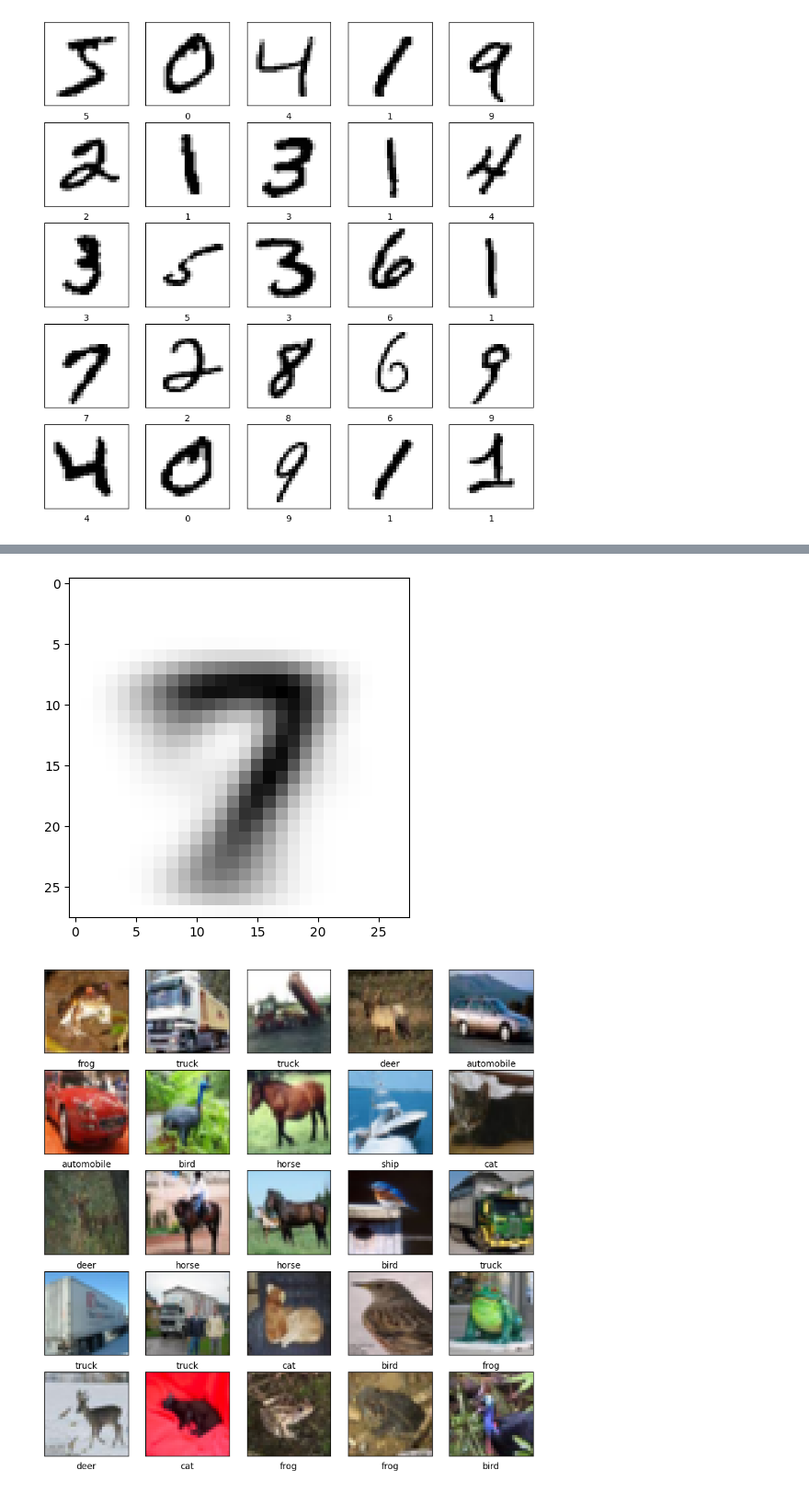
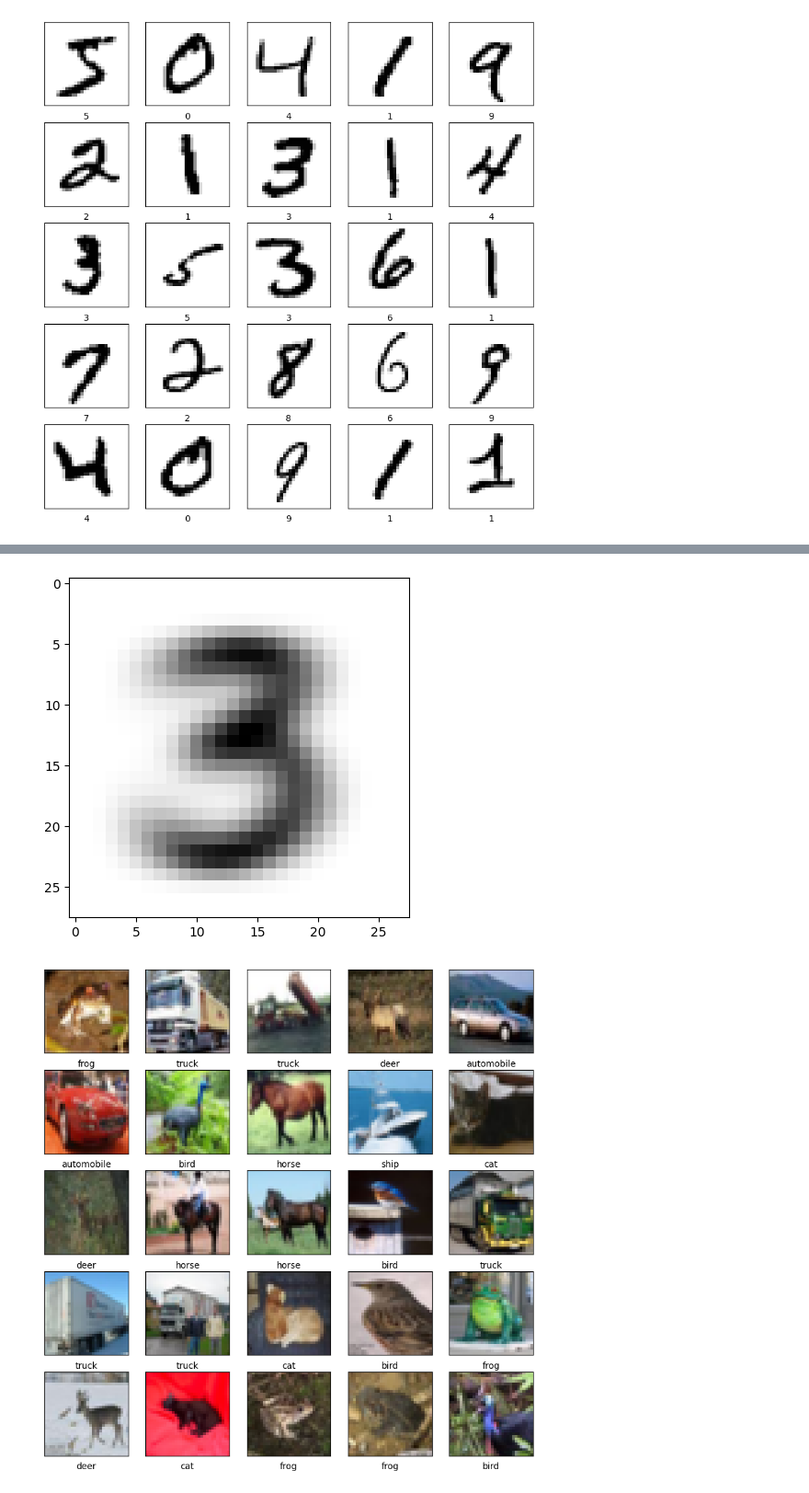
Before and after one commit to HoolyDuck/ml-labs, a Jupyter notebook: (03.04.2023) LAB-5/main.ipynb, the cells around one changed output, grey strips where cells are left out. Shown at 92% size. Saved outputs shown, nothing was run; the diff lists cells and outputs as text; code cells hidden in the pictures.

```diff
--- a/(03.04.2023) LAB-5/main.ipynb
+++ b/(03.04.2023) LAB-5/main.ipynb
@@ -41,3 +28,24 @@ network.compile(optimizer='rmsprop',
+# %%
+from keras import models
+from keras import layers
+
+model = models.Sequential()
+model.add(layers.Conv2D(28, (3, 3), activation='relu', input_shape=(28, 28, 1)))
+model.add(layers.MaxPooling2D((2, 2)))
+model.add(layers.Conv2D(56, (3, 3), activation='relu'))
+model.add(layers.MaxPooling2D((2, 2)))
+model.add(layers.Conv2D(56, (3, 3), activation='relu'))
+
+model.add(layers.Flatten())
+model.add(layers.Dense(56, activation='relu'))
+model.add(layers.Dense(10))
+# %%
+import tensorflow as tf
+
+model.compile(optimizer='adam',
+                loss=tf.keras.losses.SparseCategoricalCrossentropy(from_logits=True),
+                metrics=['accuracy'])
 # %%
-network.fit(train_images, train_labels, epochs=6, batch_size=128)
+model.fit(train_images, train_labels, epochs=10,
+                    validation_data=(test_images, test_labels))
 # %% [output]
@@ -110,14 +121,14 @@ Answer: 7
 # %%
 train_images_new = train_images.reshape((60000, 28, 28))
 
-train_images_new = train_images_new[train_labels[:, 7] == 1].sum(axis=0)
+train_images_new = train_images_new[train_labels[:, 3] == 1].sum(axis=0)
 
 train_images_new = train_images_new / train_images_new.sum()
 
 plt.imshow(train_images_new, cmap=plt.cm.binary)
 plt.show()
 # %% [output]
-[figure, old version]
+[figure, new version]
 # %%
 from keras.datasets import cifar10
 (train_images, train_labels), (test_images, test_labels) = cifar10.load_data()
```
Also changed, not shown: parts of 17 cells of this notebook, 29 other files.
